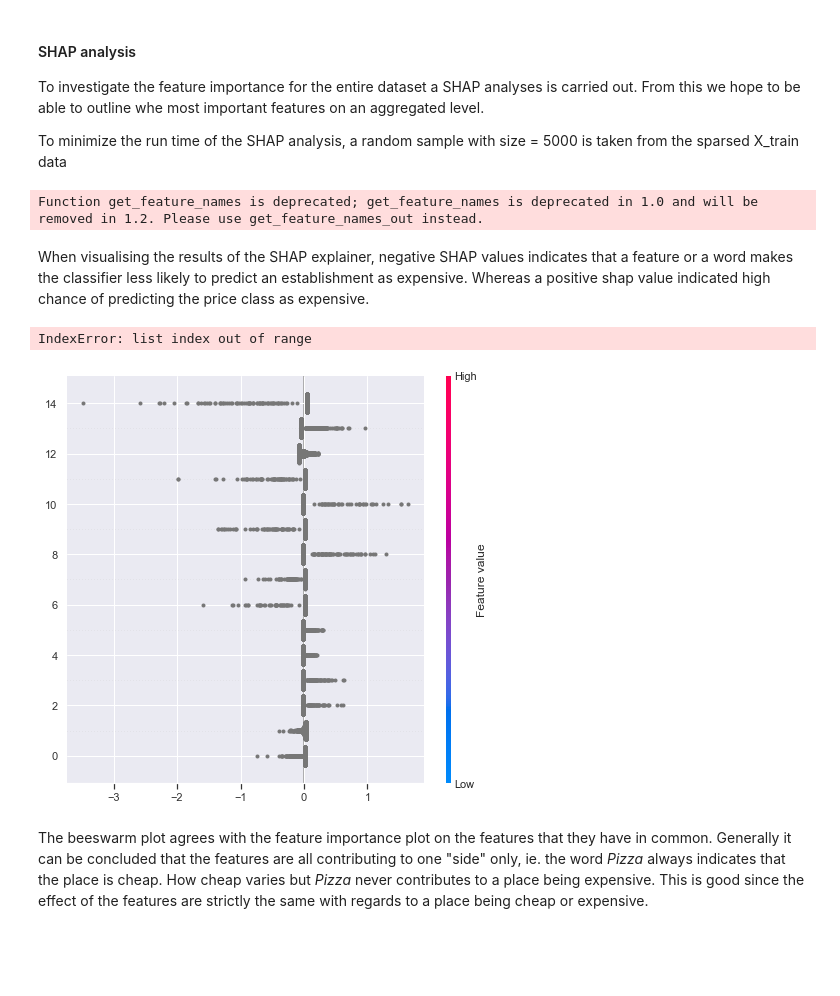
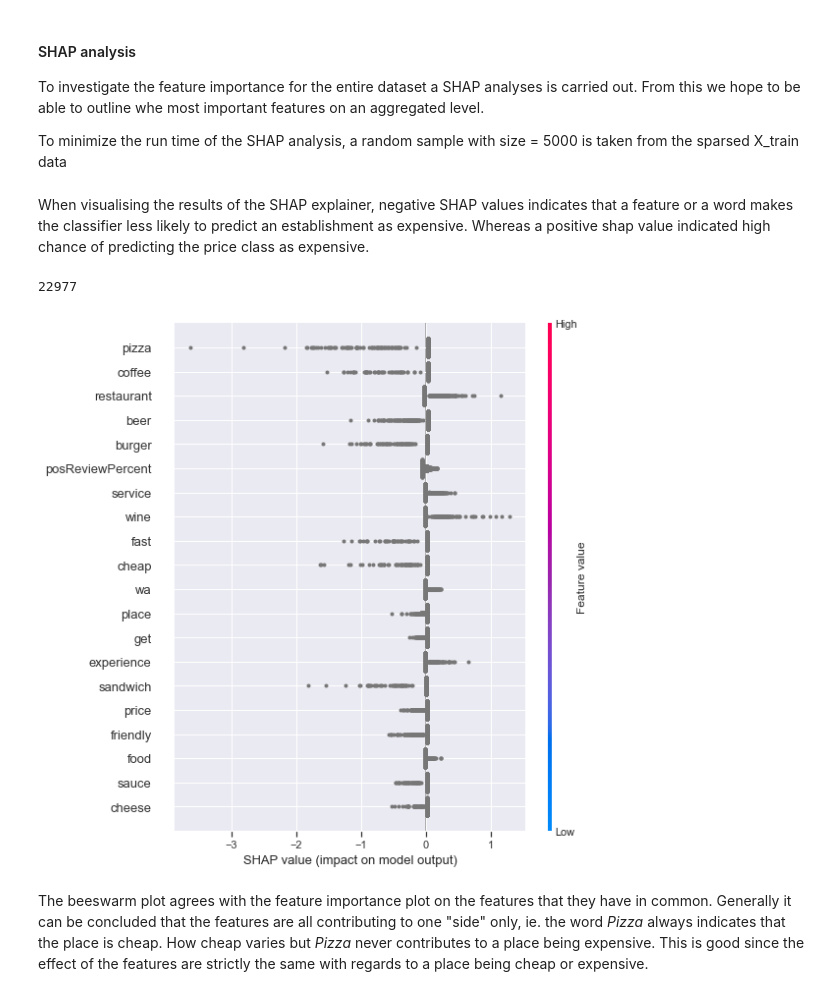
Before and after one commit to jesperhauch/GoogleLocalReviews, a Jupyter notebook: NLPClassification_withSHAP.ipynb, the cells around one changed output. Drawn from its saved outputs; the diff is of its cells as text; code cells hidden in the pictures; blank space fills up the shorter version.

```diff
--- a/NLPClassification_withSHAP.ipynb
+++ b/NLPClassification_withSHAP.ipynb
@@ -451,22 +444,22 @@ random_indices = random.sample(all_indices, 2000)
 sorted_random_indices = sorted(random_indices)
 X_sample=X_tfidf_f_train[sorted_random_indices, :]
 # %%
-explainer = shap.Explainer(lr, X_tfidf_f_train, feature_names=count_vect.get_feature_names())
+explainer = shap.Explainer(lr, X_tfidf_f_train, feature_names_out=count_vect.get_feature_names())
-# %% [output]
-Function get_feature_names is deprecated; get_feature_names is deprecated in 1.0 and will be removed in 1.2. Please use get_feature_names_out instead.
 # %%
 #finding the shap_values for the n=2000 random samples
 shap_values = explainer(X_sample)
 # %% [markdown]
 When visualising the results of the SHAP explainer, negative SHAP values indicates that a feature or a word makes the classifier less likely to predict an establishment as expensive. Whereas a positive shap value indicated high chance of predicting the price class as expensive.
+# %%
+len(feature_names)
+# %% [output]
+22977
 # %%
 # SHAP beeswarm plot
-sns.set(font_scale = 1)
-shap.summary_plot(shap_values[:,:,2],feature_names=count_vect.get_feature_names(),max_display=15)
+shap.summary_plot(shap_values[:,:,2],feature_names=feature_names,max_display=20)
 #max display can be larger if the fig size is adjusted
 # %% [output]
-IndexError: list index out of range
-[figure, old version]
+[figure, new version]
 # %% [markdown]
 The beeswarm plot agrees with the feature importance plot on the features that they have in common. Generally it can be concluded that the features are all contributing to one "side" only, ie. the word *Pizza* always indicates that the place is cheap. How cheap varies but *Pizza* never contributes to a place being expensive. This is good since the effect of the features are strictly the same with regards to a place being cheap or expensive.
 # %% [markdown]
```
Also changed, not shown: parts of 47 cells of this notebook, 1 other file.
